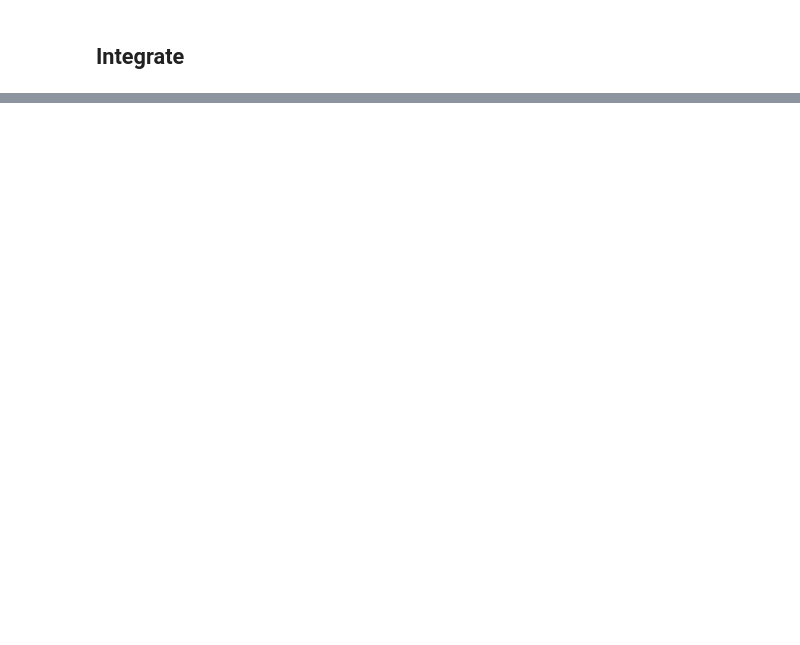
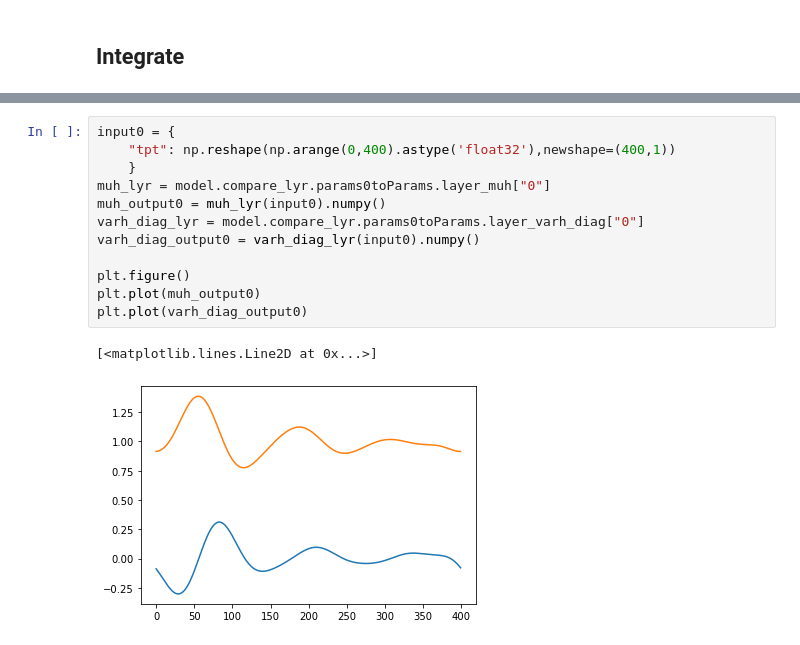
Before and after one commit to smrfeld/phys_dbd, a Jupyter notebook: example/main.ipynb, the cells around one changed output, grey strips where cells are left out. Saved outputs shown, nothing was run; the diff lists cells and outputs as text; blank space fills up the shorter version.

```diff
--- a/example/main.ipynb
+++ b/example/main.ipynb
@@ -984,0 +1068,15 @@ plt.plot(b0_true)
+# %%
+input0 = {
+    "tpt": np.reshape(np.arange(0,400).astype('float32'),newshape=(400,1))
+    }
+muh_lyr = model.compare_lyr.params0toParams.layer_muh["0"]
+muh_output0 = muh_lyr(input0).numpy()
+varh_diag_lyr = model.compare_lyr.params0toParams.layer_varh_diag["0"]
+varh_diag_output0 = varh_diag_lyr(input0).numpy()
+
+plt.figure()
+plt.plot(muh_output0)
+plt.plot(varh_diag_output0)
+# %% [output]
+[<matplotlib.lines.Line2D at 0x...>]
+[figure, added]
```
Also changed, not shown: parts of 20 cells of this notebook, 5 other files.
